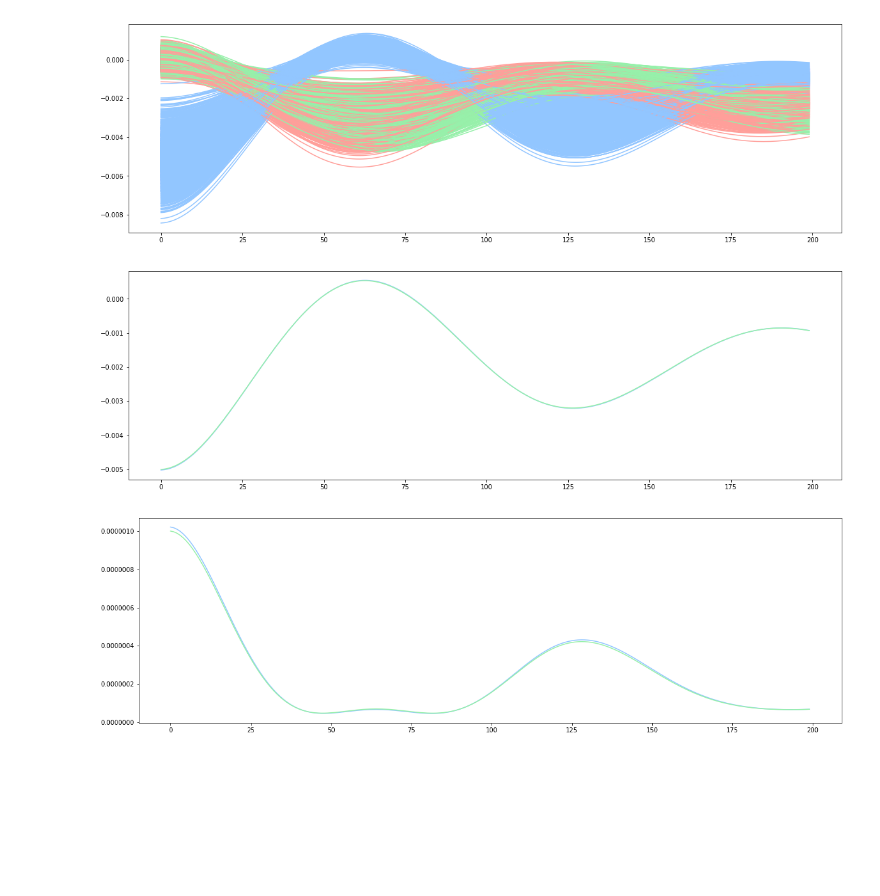
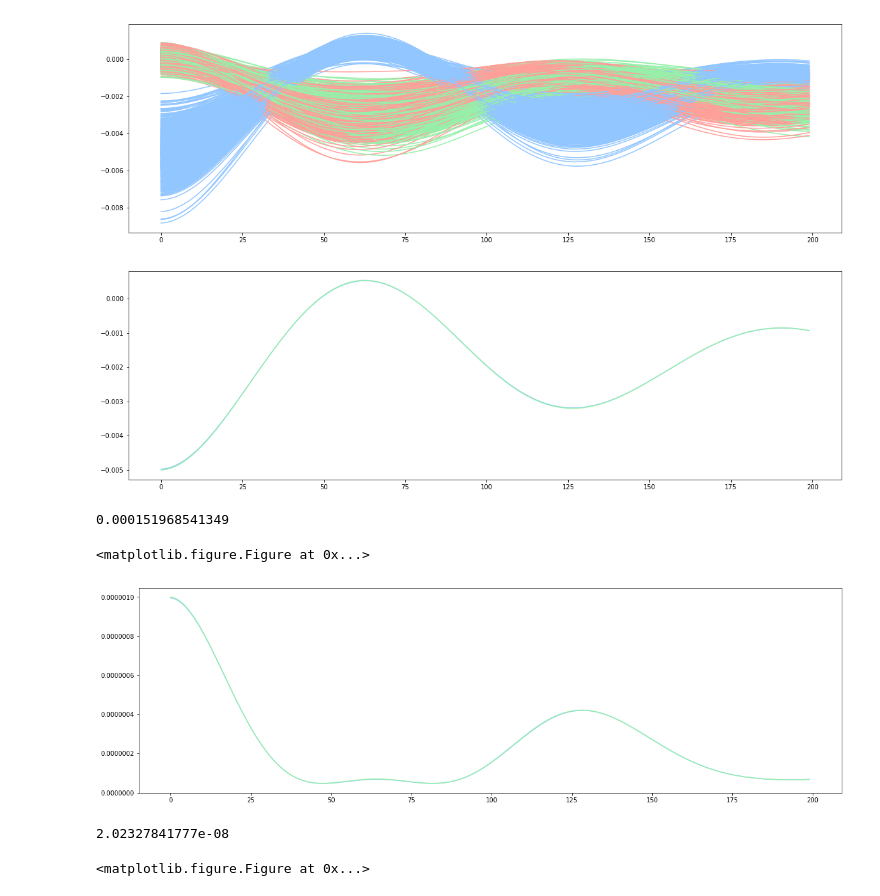
Before and after one commit to exanauts/aduprop, a Jupyter notebook: examples/psys/visual.ipynb, the cells around one changed output. Drawn from its saved outputs; the diff is of its cells as text; code cells hidden in the pictures; blank space fills up the shorter version.

```diff
--- a/examples/psys/visual.ipynb
+++ b/examples/psys/visual.ipynb
@@ -60,26 +61,26 @@ h5file.close()
 # %%
 plt.figure(figsize=(20,6))
 
-nsamp = 2000
+nsamp = 1000
 
 store_traj = np.zeros((nsamp, nsteps))
 
 for i in range(nsamp):
     filename = 'output/' + str(i) + '.hdf5'
     run_instance(m0, cov0, filename)
     h5file = h5py.File(filename,'r')
     traj_mat = h5file.get('matrix')
     traj = np.array(traj_mat).reshape(traj_mat.shape[0]*traj_mat.shape[1])
     traj = traj.reshape(traj_mat.shape[0], traj_mat.shape[1], order = 'F')
     h5file.close()
 
     # plot
     plt.plot(traj[4,:], color = pastel[0])
     plt.plot(traj[4+10,:], color = pastel[1])
     plt.plot(traj[4+20,:], color = pastel[2])
     store_traj[i, :] = traj[4, :]
 # %% [output]
-[figure, old version]
+[figure, new version]
 # %%
 mc_mean = np.zeros(nsteps)
 mc_cov = np.zeros(nsteps)
@@ -97,12 +98,18 @@ plt.figure(figsize=(20,6))
 plt.plot(mc_mean, color = pastel[0])
 plt.plot(ad_mean, color = pastel[1])
 plt.show()
+print(LA.norm(mc_mean - ad_mean))
 # %% [output]
 [figure]
+0.000151968541349
+<matplotlib.figure.Figure at 0x...>
 # %%
 plt.figure(figsize=(20,6))
 plt.plot(mc_cov, color = pastel[0])
 plt.plot(ad_cov, color = pastel[1])
 plt.show()
+print(LA.norm(mc_cov - ad_cov))
 # %% [output]
 [figure]
+2.02327841777e-08
+<matplotlib.figure.Figure at 0x...>
```
Also changed, not shown: parts of 1 cell of this notebook, 2 other files.
